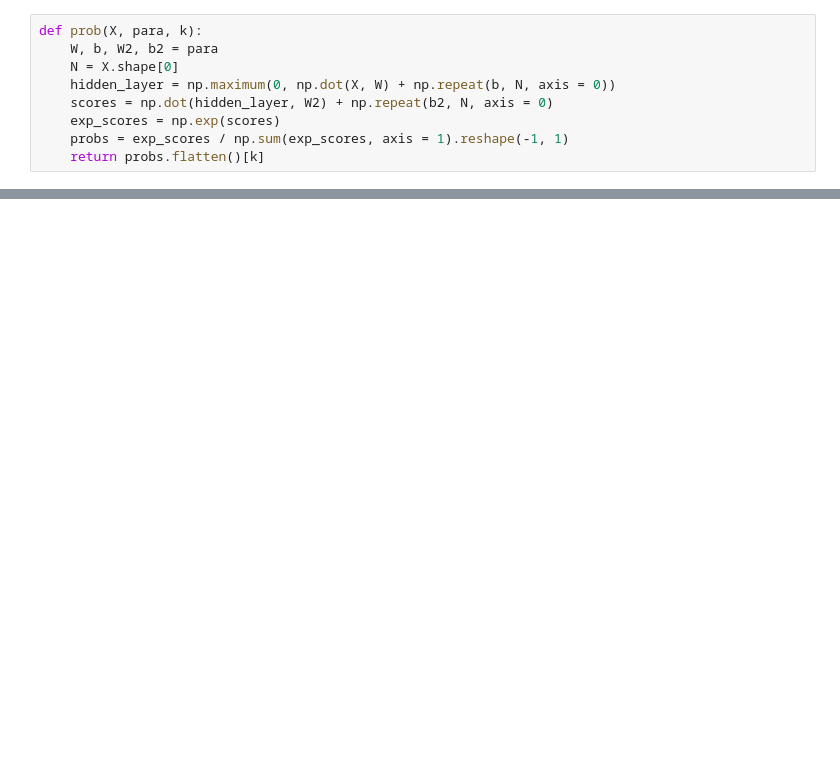
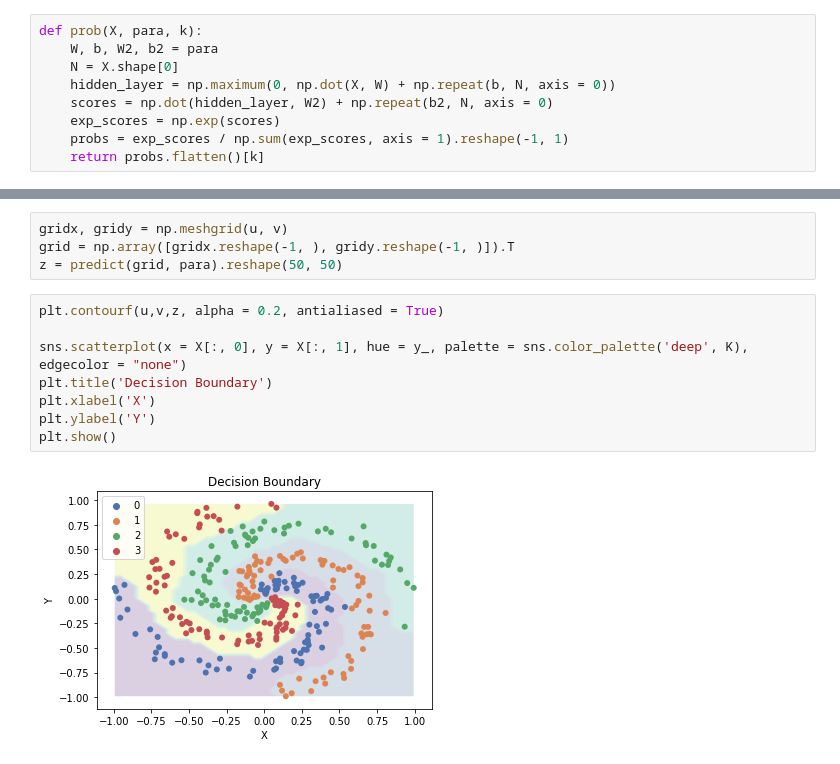
Before and after one commit to szjunma/ML-Algorithm-with-Python, a Jupyter notebook: neural_network/neural_network.ipynb, the cells around one changed output, grey strips where cells are left out. Cells and saved outputs as stored; diff of their text form; blank space fills up the shorter version.

Commit message:
add contourf

```diff
--- a/neural_network/neural_network.ipynb
+++ b/neural_network/neural_network.ipynb
@@ -138,0 +139,14 @@ plt.show()
+# %%
+gridx, gridy = np.meshgrid(u, v)
+grid = np.array([gridx.reshape(-1, ), gridy.reshape(-1, )]).T
+z = predict(grid, para).reshape(50, 50)
+# %%
+plt.contourf(u,v,z, alpha = 0.2, antialiased = True)
+
+sns.scatterplot(x = X[:, 0], y = X[:, 1], hue = y_, palette = sns.color_palette('deep', K), edgecolor = "none")
+plt.title('Decision Boundary')
+plt.xlabel('X')
+plt.ylabel('Y')
+plt.show()
+# %% [output]
+[figure, added]
```
Also changed, not shown: parts of 3 cells of this notebook.
